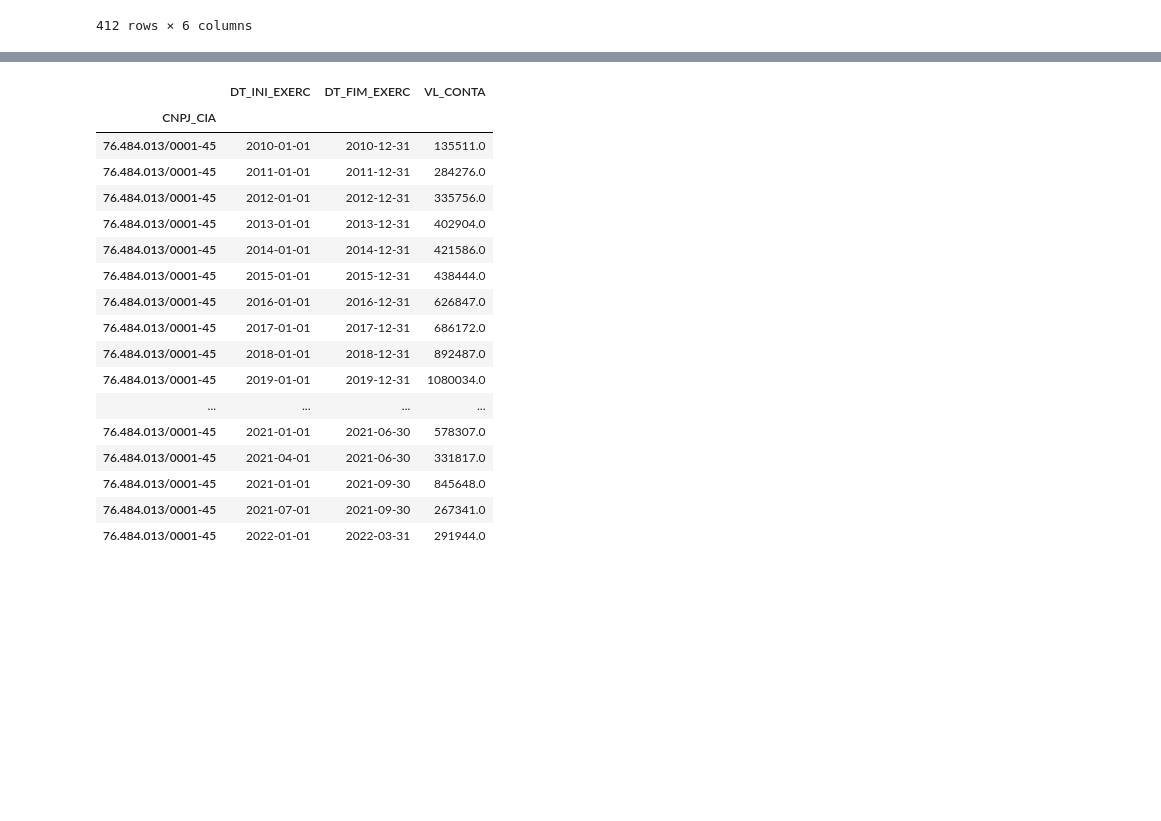
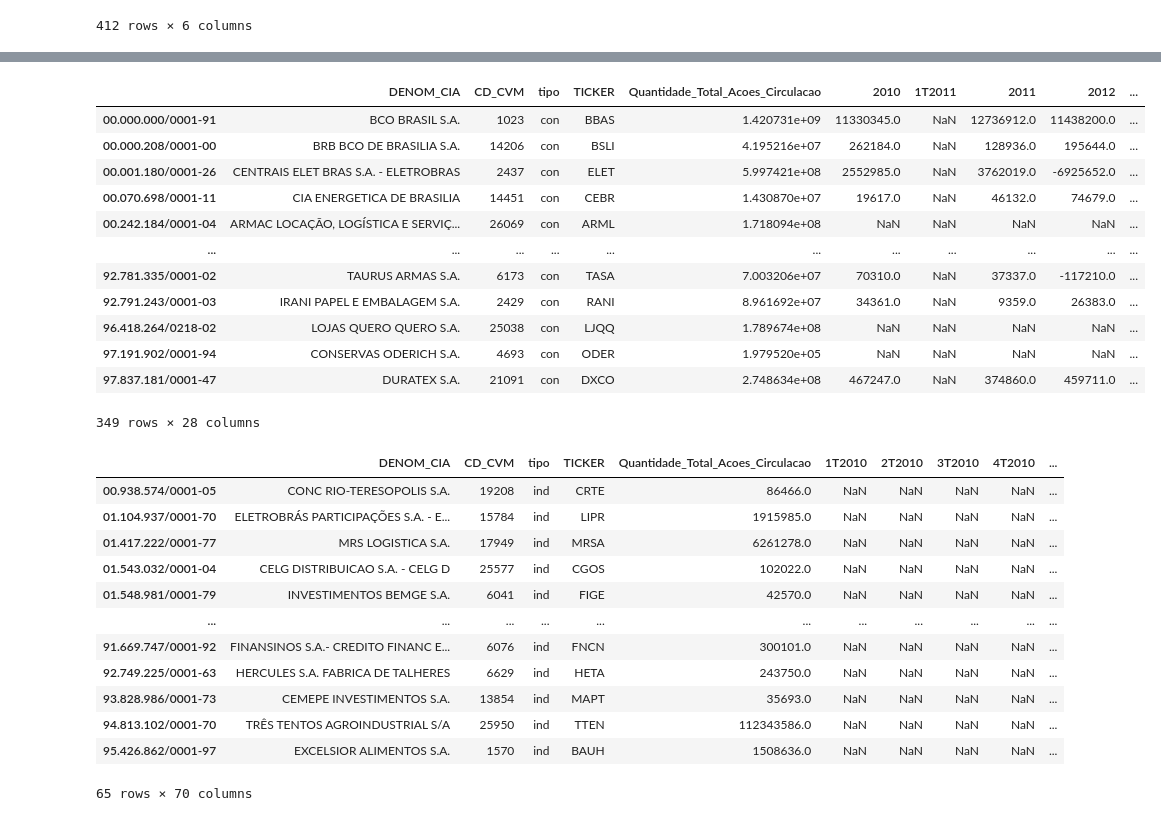
Before and after one commit to ggarmatter/Extrai-dados-CVM, a Jupyter notebook: filtro acoes.ipynb, the cells around one changed output, grey strips where cells are left out. Saved outputs shown, nothing was run; the diff lists cells and outputs as text; code cells hidden in the pictures; blank space fills up the shorter version.

```diff
--- a/filtro acoes.ipynb
+++ b/filtro acoes.ipynb
@@ -425,11 +425,9 @@ cnpj, tipo
 # %%
 # calcular indicadores e colocar cotação (adiar ao maximo pq demora mto tempo pra pegar)
 # %%
-# ver se teve lucro nos últimos 10 anos
-
 # Cria a coluna CNPJ com os dados do index
-lista_empresas = lista_empresas.rename_axis('CNPJ').reset_index()
-lista_empresas
+#lista_empresas = lista_empresas.rename_axis('CNPJ').reset_index()
+#lista_empresas
 # %% [output]
 |  | CNPJ | DENOM_CIA | CD_CVM | tipo | TICKER | Quantidade_Total_Acoes_Circulacao |
 | 0 | 00.000.000/0001-91 | BCO BRASIL S.A. | 1023 | con | BBAS | 1.420731e+09 |
@@ -513,23 +532,0 @@ lista_empresas_fake
-# %%
-# query pra pegar lucro de cada empresa, tá faltando o trimestral pro BB, verificar
-dre[((dre.DS_CONTA == 'Lucro/Prejuízo do Período') | (dre.DS_CONTA == 'Lucro ou Prejuízo Líquido Consolidado do Período') | ((dre.DS_CONTA == 'Lucro/Prejuízo Consolidado do Período'))) &
-   (dre.index == cnpj)][[ "DT_INI_EXERC", "DT_FIM_EXERC","VL_CONTA"]]
-# %% [output]
-|  | DT_INI_EXERC | DT_FIM_EXERC | VL_CONTA |
-| CNPJ_CIA |  |  |  |
-| 76.484.013/0001-45 | 2010-01-01 | 2010-12-31 | 135511.0 |
-| 76.484.013/0001-45 | 2011-01-01 | 2011-12-31 | 284276.0 |
-| 76.484.013/0001-45 | 2012-01-01 | 2012-12-31 | 335756.0 |
-| 76.484.013/0001-45 | 2013-01-01 | 2013-12-31 | 402904.0 |
-| 76.484.013/0001-45 | 2014-01-01 | 2014-12-31 | 421586.0 |
-| 76.484.013/0001-45 | 2015-01-01 | 2015-12-31 | 438444.0 |
-| 76.484.013/0001-45 | 2016-01-01 | 2016-12-31 | 626847.0 |
-| 76.484.013/0001-45 | 2017-01-01 | 2017-12-31 | 686172.0 |
-| 76.484.013/0001-45 | 2018-01-01 | 2018-12-31 | 892487.0 |
-| 76.484.013/0001-45 | 2019-01-01 | 2019-12-31 | 1080034.0 |
-| ... | ... | ... | ... |
-| 76.484.013/0001-45 | 2021-01-01 | 2021-06-30 | 578307.0 |
-| 76.484.013/0001-45 | 2021-04-01 | 2021-06-30 | 331817.0 |
-| 76.484.013/0001-45 | 2021-01-01 | 2021-09-30 | 845648.0 |
-| 76.484.013/0001-45 | 2021-07-01 | 2021-09-30 | 267341.0 |
-| 76.484.013/0001-45 | 2022-01-01 | 2022-03-31 | 291944.0 |
@@ -535,0 +536,26 @@ dre[((dre.DS_CONTA == 'Lucro/Prejuízo do Período') | (dre.DS_CONTA == 'Lucro o
+# %%
+lista_empresas_con = lista_empresas[lista_empresas["tipo"] == "con"]
+lista_empresas_ind = lista_empresas[lista_empresas["tipo"] == "ind"]
+# %%
+for ano in range(year_0, year+1):
+    for tri_ini, tri_fim, nome_tri in zip(["01", "04", "07", "10", "01"], ["03", "06", "09", "12", "12"], ["1T", "2T", "3T", "4T", ""]):
+        lista_empresas_con = lista_empresas_con.join(dre[(dre.DT_INI_EXERC == (f"{ano}-{tri_ini}-01")) &
+                                                         (dre.DT_FIM_EXERC.str.contains(f"{ano}-{tri_fim}-3")) &
+                                                         (((dre.DS_CONTA == 'Lucro/Prejuízo Consolidado do Período')) | (dre.DS_CONTA == 'Lucro ou Prejuízo Líquido Consolidado do Período'))][
+            ["VL_CONTA", "DS_CONTA"]].rename(columns={"VL_CONTA": f"{nome_tri}{ano}"}).drop("DS_CONTA", axis=1))
+lista_empresas_con.dropna(axis=1, inplace=True, how="all")
+lista_empresas_con
+# %% [output]
+|  | DENOM_CIA | CD_CVM | tipo | TICKER | Quantidade_Total_Acoes_Circulacao | 2010 | 1T2011 | 2011 | 2012 | ... |
+| 00.000.000/0001-91 | BCO BRASIL S.A. | 1023 | con | BBAS | 1.420731e+09 | 11330345.0 | NaN | 12736912.0 | 11438200.0 | ... |
+| 00.000.208/0001-00 | BRB BCO DE BRASILIA S.A. | 14206 | con | BSLI | 4.195216e+07 | 262184.0 | NaN | 128936.0 | 195644.0 | ... |
+| 00.001.180/0001-26 | CENTRAIS ELET BRAS S.A. - ELETROBRAS | 2437 | con | ELET | 5.997421e+08 | 2552985.0 | NaN | 3762019.0 | -6925652.0 | ... |
+| 00.070.698/0001-11 | CIA ENERGETICA DE BRASILIA | 14451 | con | CEBR | 1.430870e+07 | 19617.0 | NaN | 46132.0 | 74679.0 | ... |
+| 00.242.184/0001-04 | ARMAC LOCAÇÃO, LOGÍSTICA E SERVIÇ... | 26069 | con | ARML | 1.718094e+08 | NaN | NaN | NaN | NaN | ... |
+| ... | ... | ... | ... | ... | ... | ... | ... | ... | ... | ... |
+| 92.781.335/0001-02 | TAURUS ARMAS S.A. | 6173 | con | TASA | 7.003206e+07 | 70310.0 | NaN | 37337.0 | -117210.0 | ... |
+| 92.791.243/0001-03 | IRANI PAPEL E EMBALAGEM S.A. | 2429 | con | RANI | 8.961692e+07 | 34361.0 | NaN | 9359.0 | 26383.0 | ... |
+| 96.418.264/0218-02 | LOJAS QUERO QUERO S.A. | 25038 | con | LJQQ | 1.789674e+08 | NaN | NaN | NaN | NaN | ... |
+| 97.191.902/0001-94 | CONSERVAS ODERICH S.A. | 4693 | con | ODER | 1.979520e+05 | NaN | NaN | NaN | NaN | ... |
+| 97.837.181/0001-47 | DURATEX S.A. | 21091 | con | DXCO | 2.748634e+08 | 467247.0 | NaN | 374860.0 | 459711.0 | ... |
+349 rows × 28 columns
@@ -535,0 +571,24 @@ dre[((dre.DS_CONTA == 'Lucro/Prejuízo do Período') | (dre.DS_CONTA == 'Lucro o
+# %%
+# tem que fazer o dre do individual antes
+for ano in range(year_0, year+1):
+    for tri_ini, tri_fim, nome_tri in zip(["01", "04", "07", "10", "01"], ["03", "06", "09", "12", "12"], ["1T", "2T", "3T", "4T", ""]):
+        lista_empresas_ind = lista_empresas_ind.join(dre[(dre.DT_INI_EXERC == (f"{ano}-{tri_ini}-01")) &
+                                                         (dre.DT_FIM_EXERC.str.contains(f"{ano}-{tri_fim}-3")) &
+                                                         ((dre.DS_CONTA == 'Lucro/Prejuízo do Período') | ((dre.DS_CONTA == 'Lucro ou Prejuízo Líquido do Período')))][
+            ["VL_CONTA", "DS_CONTA"]].rename(columns={"VL_CONTA": f"{nome_tri}{ano}"}).drop("DS_CONTA", axis=1))
+lista_empresas_ind.dropna(axis=1, inplace=True, how="all")
+lista_empresas_ind
+# %% [output]
+|  | DENOM_CIA | CD_CVM | tipo | TICKER | Quantidade_Total_Acoes_Circulacao | 1T2010 | 2T2010 | 3T2010 | 4T2010 | ... |
+| 00.938.574/0001-05 | CONC RIO-TERESOPOLIS S.A. | 19208 | ind | CRTE | 86466.0 | NaN | NaN | NaN | NaN | ... |
+| 01.104.937/0001-70 | ELETROBRÁS PARTICIPAÇÕES S.A. - E... | 15784 | ind | LIPR | 1915985.0 | NaN | NaN | NaN | NaN | ... |
+| 01.417.222/0001-77 | MRS LOGISTICA S.A. | 17949 | ind | MRSA | 6261278.0 | NaN | NaN | NaN | NaN | ... |
+| 01.543.032/0001-04 | CELG DISTRIBUICAO S.A. - CELG D | 25577 | ind | CGOS | 102022.0 | NaN | NaN | NaN | NaN | ... |
+| 01.548.981/0001-79 | INVESTIMENTOS BEMGE S.A. | 6041 | ind | FIGE | 42570.0 | NaN | NaN | NaN | NaN | ... |
+| ... | ... | ... | ... | ... | ... | ... | ... | ... | ... | ... |
+| 91.669.747/0001-92 | FINANSINOS S.A.- CREDITO FINANC E... | 6076 | ind | FNCN | 300101.0 | NaN | NaN | NaN | NaN | ... |
+| 92.749.225/0001-63 | HERCULES S.A. FABRICA DE TALHERES | 6629 | ind | HETA | 243750.0 | NaN | NaN | NaN | NaN | ... |
+| 93.828.986/0001-73 | CEMEPE INVESTIMENTOS S.A. | 13854 | ind | MAPT | 35693.0 | NaN | NaN | NaN | NaN | ... |
+| 94.813.102/0001-70 | TRÊS TENTOS AGROINDUSTRIAL S/A | 25950 | ind | TTEN | 112343586.0 | NaN | NaN | NaN | NaN | ... |
+| 95.426.862/0001-97 | EXCELSIOR ALIMENTOS S.A. | 1570 | ind | BAUH | 1508636.0 | NaN | NaN | NaN | NaN | ... |
+65 rows × 70 columns
```
Also changed, not shown: parts of 11 cells of this notebook.
